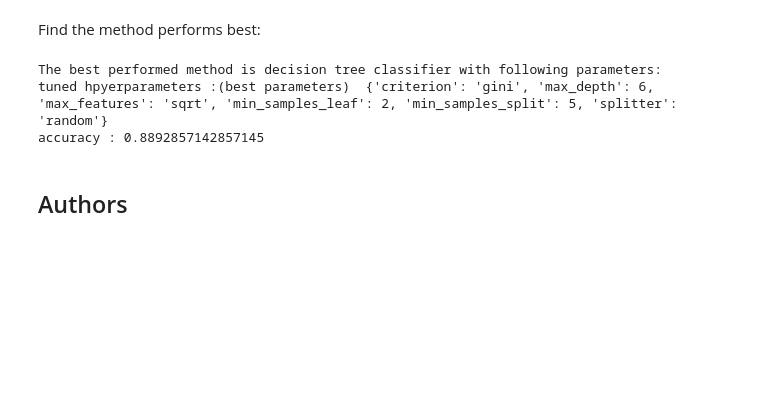
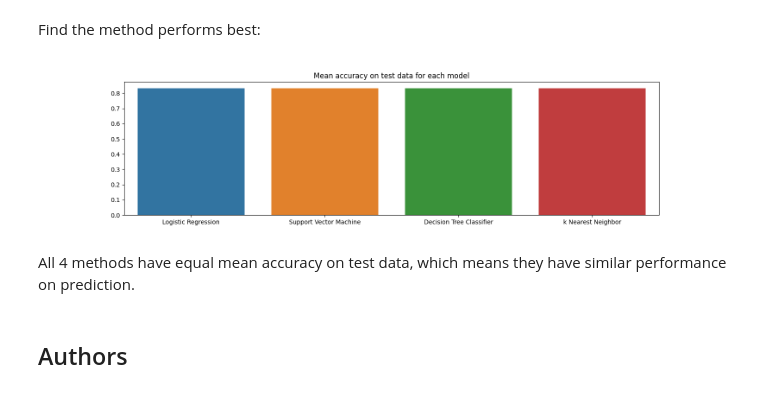
Before and after one commit to jessetu22/spacex, a Jupyter notebook: SpaceX_Machine_Learning_Prediction_Part_5.jupyterlite.ipynb, the cells around one changed output. Saved outputs shown, nothing was run; the diff lists cells and outputs as text; code cells hidden in the pictures; blank space fills up the shorter version.

```diff
--- a/SpaceX_Machine_Learning_Prediction_Part_5.jupyterlite.ipynb
+++ b/SpaceX_Machine_Learning_Prediction_Part_5.jupyterlite.ipynb
@@ -189,7 +188,8 @@ accuracy : 0.8464285714285713
 # %% [markdown]
 Calculate the accuracy on the test data using the method <code>score</code>:
 # %%
-logreg_cv.score(X_test, Y_test)
+logreg_score = logreg_cv.best_estimator_.score(X_test, Y_test)
+logreg_score
 # %% [output]
 0.8333333333333334
 # %% [markdown]
@@ -230,7 +231,8 @@ accuracy : 0.8482142857142856
 # %% [markdown]
 Calculate the accuracy on the test data using the method <code>score</code>:
 # %%
-svm_cv.score(X_test, Y_test)
+svm_score = svm_cv.best_estimator_.score(X_test, Y_test)
+svm_score
 # %% [output]
 0.8333333333333334
 # %% [markdown]
@@ -274,7 +276,8 @@ accuracy : 0.8892857142857145
 # %% [markdown]
 Calculate the accuracy of tree_cv on the test data using the method <code>score</code>:
 # %%
-tree_cv.score(X_test, Y_test)
+tree_score = tree_cv.best_estimator_.score(X_test, Y_test)
+tree_score
 # %% [output]
 0.8333333333333334
 # %% [markdown]
@@ -313,7 +315,8 @@ accuracy : 0.8482142857142858
 # %% [markdown]
 Calculate the accuracy of knn_cv on the test data using the method <code>score</code>:
 # %%
-knn_cv.score(X_test, Y_test)
+knn_score = knn_cv.best_estimator_.score(X_test, Y_test)
+knn_score
 # %% [output]
 0.8333333333333334
 # %% [markdown]
@@ -327,14 +330,18 @@ plot_confusion_matrix(Y_test,yhat)
 ## TASK  12
 # %% [markdown]
 Find the method performs best:
-# %%
-print("The best performed method is decision tree classifier with following parameters: ")
-print("tuned hpyerparameters :(best parameters) ",tree_cv.best_params_)
-print("accuracy :",tree_cv.best_score_)
-# %% [output]
-The best performed method is decision tree classifier with following parameters:
-tuned hpyerparameters :(best parameters)  {'criterion': 'gini', 'max_depth': 6, 'max_features': 'sqrt', 'min_samples_leaf': 2, 'min_samples_split': 5, 'splitter': 'random'}
-accuracy : 0.8892857142857145
+# %%
+score = {'Model': ['Logistic Regression', 'Support Vector Machine', 'Decision Tree Classifier', 'k Nearest Neighbor'], 'Score': [logreg_score, svm_score, tree_score, knn_score]}
+
+# Create a seaborn barplot
+plt.figure(figsize=(16, 4))
+score_bar = sns.barplot(x='Model', y='Score', data=score)
+score_bar.set_title("Mean accuracy on test data for each model")
+plt.show()
+# %% [output]
+[figure, added]
+# %% [markdown]
+All 4 methods have equal mean accuracy on test data, which means they have similar performance on prediction.
 # %% [markdown]
 ## Authors
 # %% [markdown]
```
Also changed, not shown: parts of 12 cells of this notebook.
